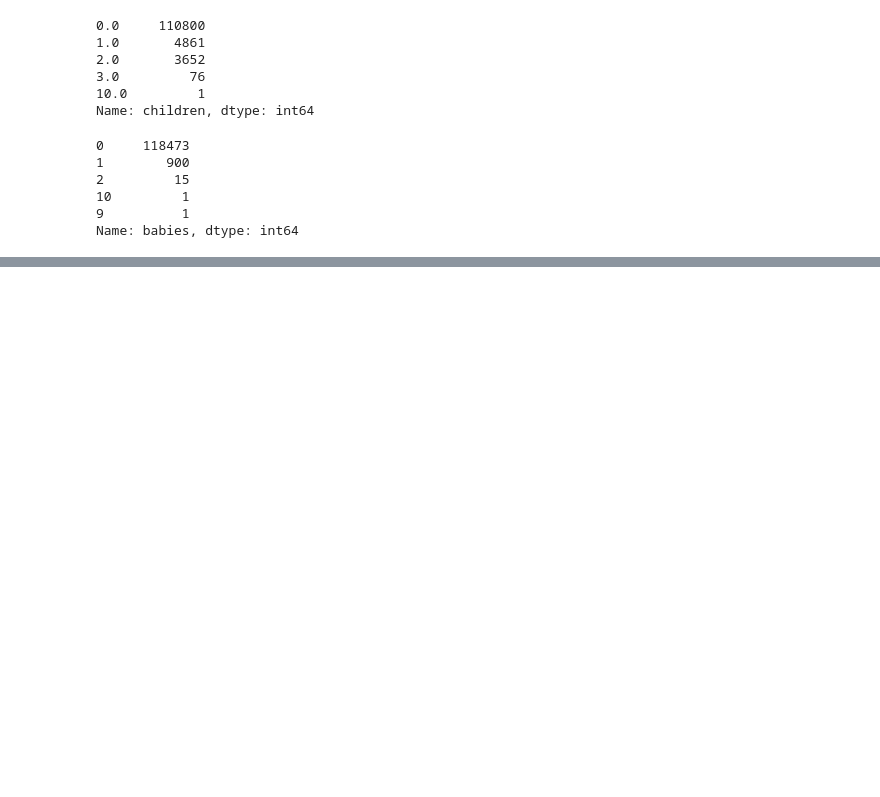
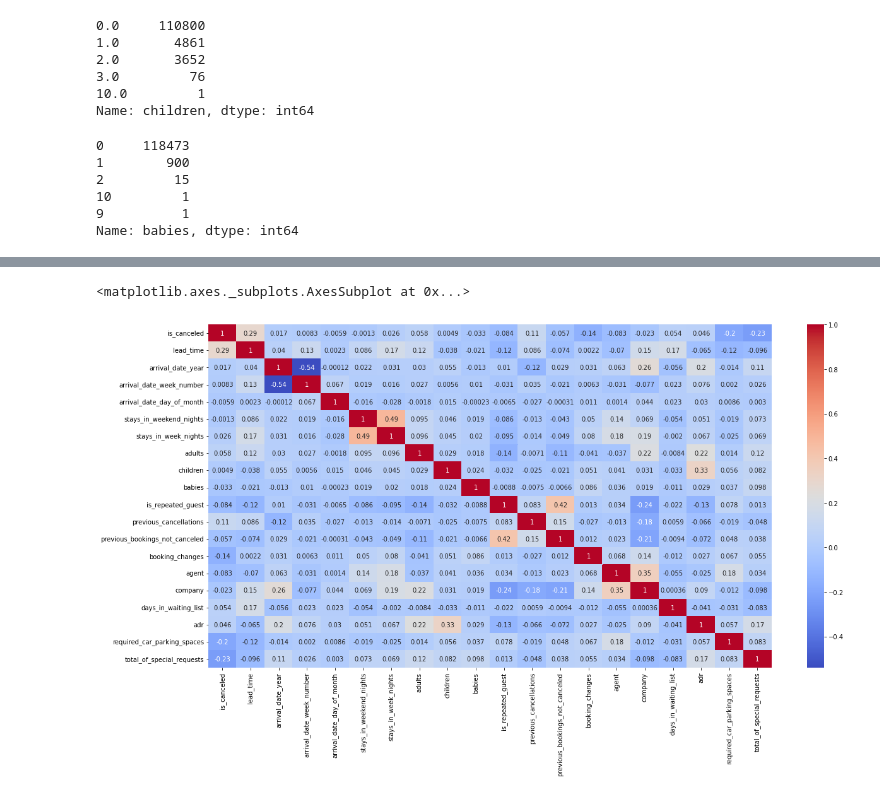
Before and after one commit to Shubhampanaskar/Hotel-Booking-Analysis-Capstone, a Jupyter notebook: Copy_of_Hotel_Booking_Analysis_BY_SHUBHAM_PANASKAR_Capstone_Project.ipynb, the cells around one changed output, grey strips where cells are left out. Saved outputs shown, nothing was run; the diff lists cells and outputs as text; code cells hidden in the pictures; blank space fills up the shorter version.

```diff
--- a/Copy_of_Hotel_Booking_Analysis_BY_SHUBHAM_PANASKAR_Capstone_Project.ipynb
+++ b/Copy_of_Hotel_Booking_Analysis_BY_SHUBHAM_PANASKAR_Capstone_Project.ipynb
@@ -288,0 +256,4 @@ Name: children, dtype: float64
+# %%
+# Drop those rows which have adult, babies and children equals to 0
+
+hotel_df = hotel_df.drop(df[(hotel_df.adults + hotel_df.babies + hotel_df.children)==0].index)
@@ -288,0 +280,8 @@ Name: children, dtype: float64
+# %%
+# Correlation heatmap
+
+plt.figure(figsize=(20,10))
+sns.heatmap(hotel_df.corr(), cmap="coolwarm", annot=True)
+# %% [output]
+<matplotlib.axes._subplots.AxesSubplot at 0x...>
+[figure, added]
```
Also changed, not shown: parts of 15 cells of this notebook.
